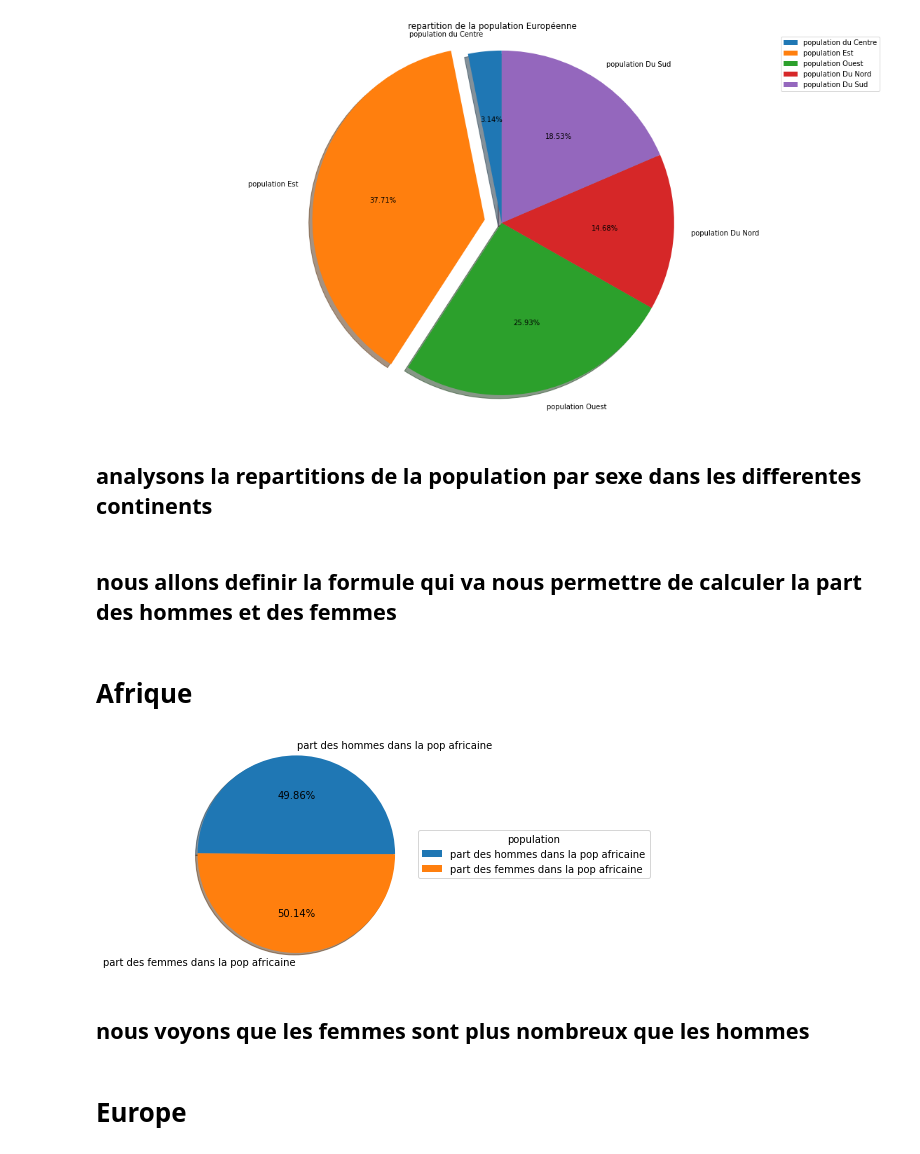
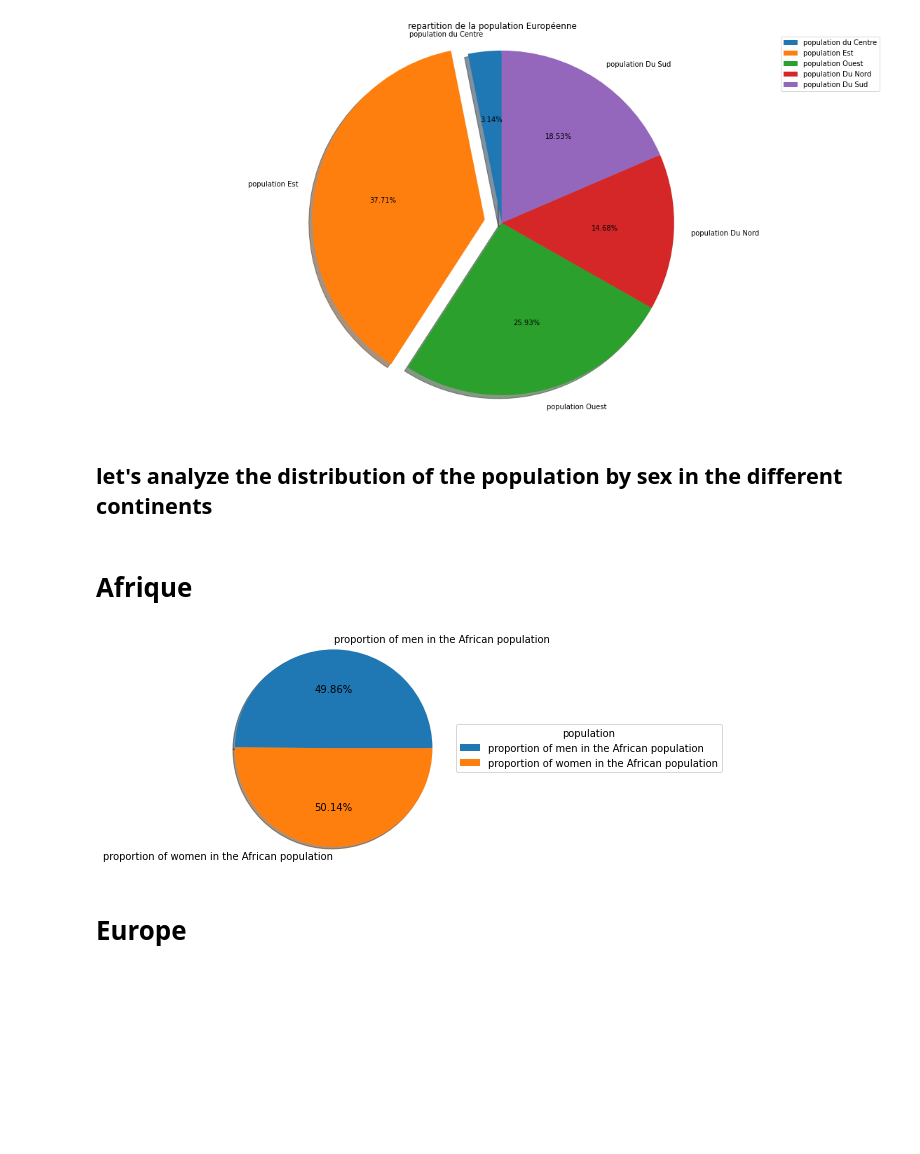
Before and after one commit to Bakemono-san/analyse-de-la-population-mondiale, a Jupyter notebook: Analyse de la population mondiale.ipynb, the cells around one changed output. Saved outputs shown, nothing was run; the diff lists cells and outputs as text; code cells hidden in the pictures; blank space fills up the shorter version.

```diff
--- a/Analyse de la population mondiale.ipynb
+++ b/Analyse de la population mondiale.ipynb
@@ -168,9 +162,7 @@ plt.show()
 # %% [output]
 [figure]
 # %% [markdown]
-## analysons  la repartitions de la population par sexe dans les differentes continents
+## let's analyze the distribution of the population by sex in the different continents
-# %% [markdown]
-## nous allons definir la formule qui va nous permettre de calculer la part des hommes et des femmes
 # %%
 def pourcentage_popMale(arg,continent):
     return (arg/continent)*100
@@ -178,17 +170,15 @@ def pourcentage_popMale(arg,continent):
 # Afrique
 # %%
 sizes = [pourcentage_popMale(popMale['Africa'],afrique),pourcentage_popMale(popFemale['Africa'],afrique)]
-labels = ['part des hommes dans la pop africaine','part des femmes dans la pop africaine']
+labels = ['proportion of men in the African population','proportion of women in the African population']
 
 fig1,ax1 = plt.subplots()
 ax1.pie(sizes,labels=labels, autopct='%2.2f%%',shadow=True, startangle=0)
 ax1.legend(title="population", loc="center left", bbox_to_anchor=(0.85, 0, 0.5, 1))
 ax1.axis('equal')  # Equal aspect ratio ensures that pie is drawn as a circle.
 plt.show()
 # %% [output]
-[figure, old version]
+[figure, new version]
-# %% [markdown]
-## nous voyons que les femmes sont plus nombreux que les hommes
 # %% [markdown]
 # Europe
 # %%
```
Also changed, not shown: parts of 25 cells of this notebook, 1 other file.
